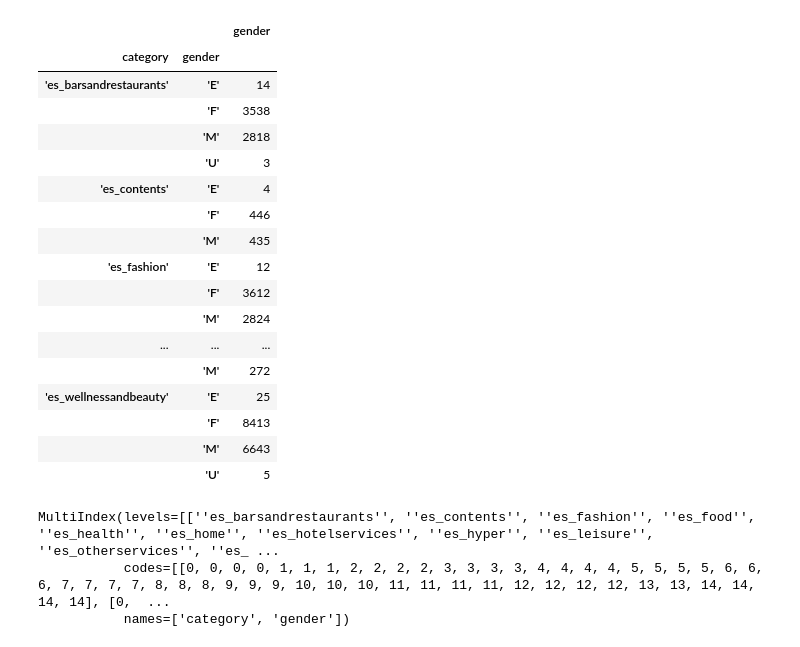
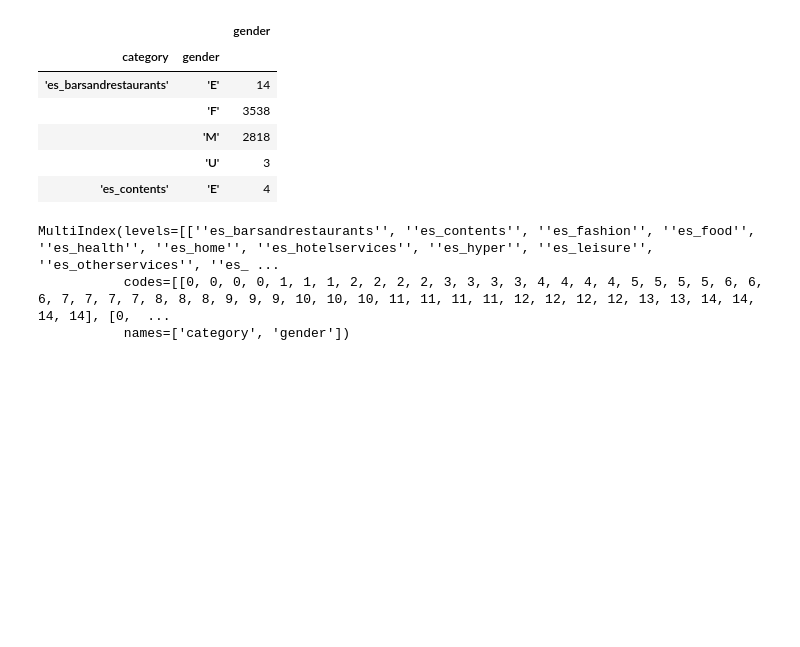
Before and after one commit to CMootz/DS-bank-app, a Jupyter notebook: notebooks/Kaggle_Bank_Data.ipynb, the cells around one changed output. Drawn from its saved outputs; the diff is of its cells as text; code cells hidden in the pictures; blank space fills up the shorter version.

```diff
--- a/notebooks/Kaggle_Bank_Data.ipynb
+++ b/notebooks/Kaggle_Bank_Data.ipynb
@@ -27,26 +25,15 @@ transactional_dataset
 # %%
 selected_list_grouped = transactional_dataset.groupby(['category','gender'])
 selected_list_grouped = selected_list_grouped.agg({'gender':'count'})
-selected_list_grouped
+selected_list_grouped.head()
 # %% [output]
 |  |  | gender |
 | category | gender |  |
 | 'es_barsandrestaurants' | 'E' | 14 |
 |  | 'F' | 3538 |
 |  | 'M' | 2818 |
 |  | 'U' | 3 |
 | 'es_contents' | 'E' | 4 |
-|  | 'F' | 446 |
-|  | 'M' | 435 |
-| 'es_fashion' | 'E' | 12 |
-|  | 'F' | 3612 |
-|  | 'M' | 2824 |
-| ... | ... | ... |
-|  | 'M' | 272 |
-| 'es_wellnessandbeauty' | 'E' | 25 |
-|  | 'F' | 8413 |
-|  | 'M' | 6643 |
-|  | 'U' | 5 |
 # %%
 selected_list_grouped.index
 # %% [output]
```
Also changed, not shown: parts of 11 cells of this notebook, 1 other file.
